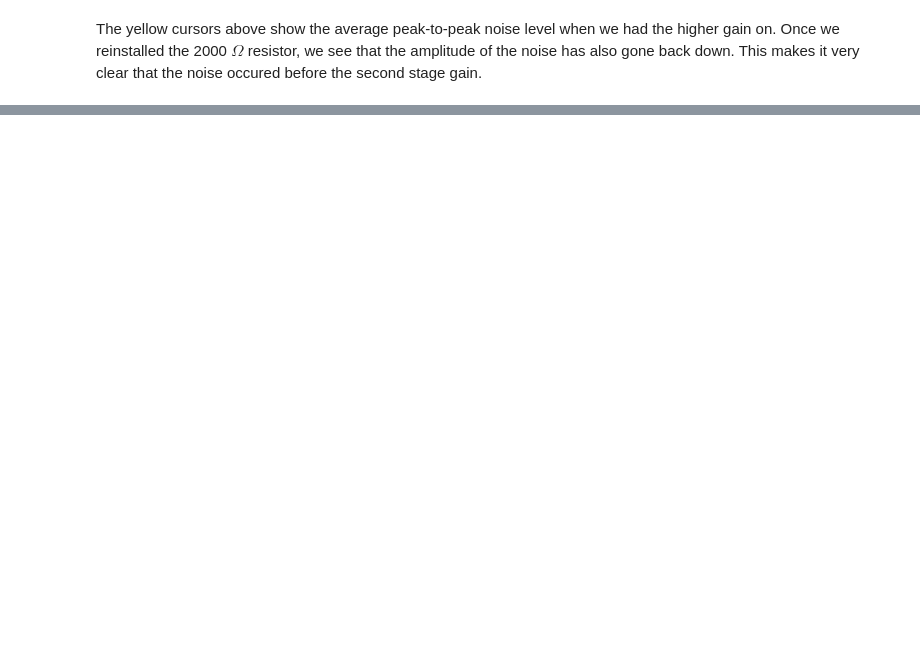
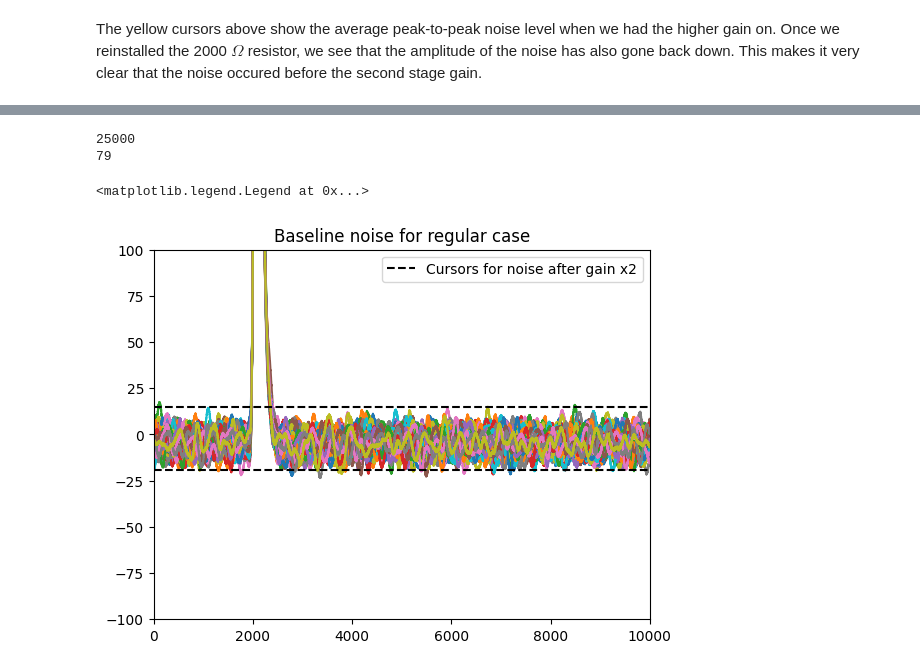
Before and after one commit to arathi-suraj/aramaki-lab-code, a Jupyter notebook: snr.ipynb, the cells around one changed output, grey strips where cells are left out. Cells and saved outputs as stored; diff of their text form; code cells hidden in the pictures; blank space fills up the shorter version.

```diff
--- a/snr.ipynb
+++ b/snr.ipynb
@@ -131,0 +142,36 @@ The yellow cursors above show the average peak-to-peak noise level when we had t
+# %%
+filename = "Feb14_Amp68mV_st025us_1ststagebaseline_dig2-usb22575_CH1_20240214140640-03.txt" # put file names here
+file = open(filename, "r")
+length = len(file.readlines())
+file.close()
+# %%
+# Doing SNR using the peak noise method
+peaks = []
+waveforms = []
+for num in range(1, length):
+    if num % 5 == 0:
+        data = np.loadtxt(filename, skiprows=num-1, max_rows=1)
+        peak = max(data)
+        peaks.append(peak)
+        waveforms.append(data)
+    else:
+        pass
+
+peaks = np.array(peaks)
+print(len(waveforms[0]))
+print(len(peaks))
+# %% [output]
+25000
+79
+# %%
+for wave in waveforms:
+    plt.plot(wave)
+plt.xlim(0, 10000)
+plt.ylim(-100, 100)
+plt.hlines(15, 0, 10000, color="black", ls="--", label="Cursors for noise after gain x2")
+plt.hlines(-19, 0, 10000, color="black", ls="--")
+plt.title("Baseline noise for regular case")
+plt.legend()
+# %% [output]
+<matplotlib.legend.Legend at 0x...>
+[figure, added]
```
Also changed, not shown: parts of 57 cells of this notebook.
